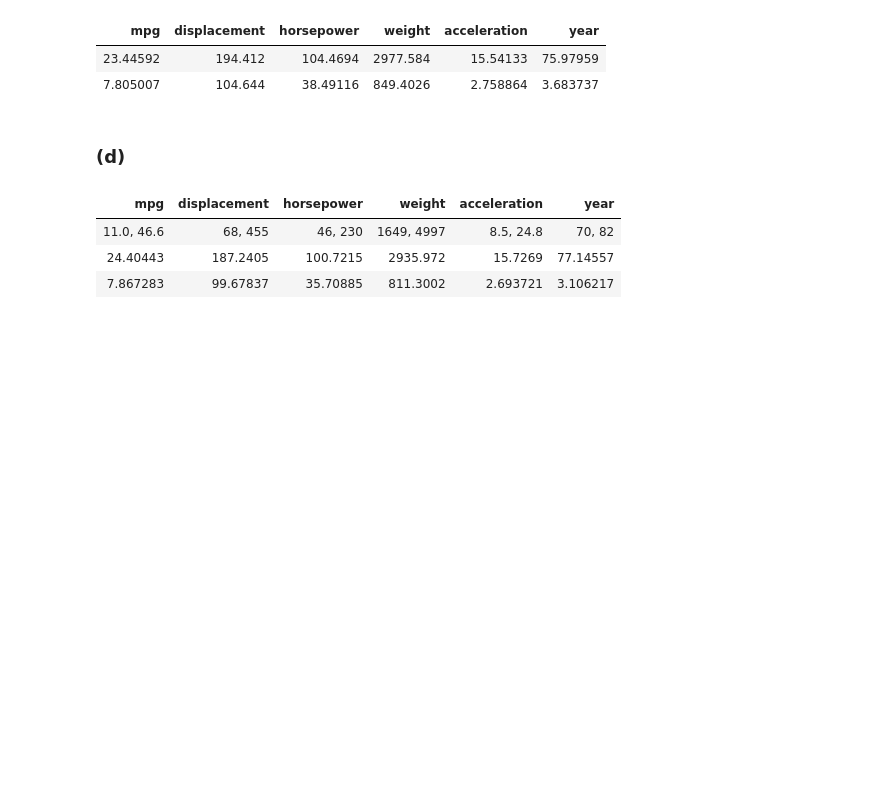
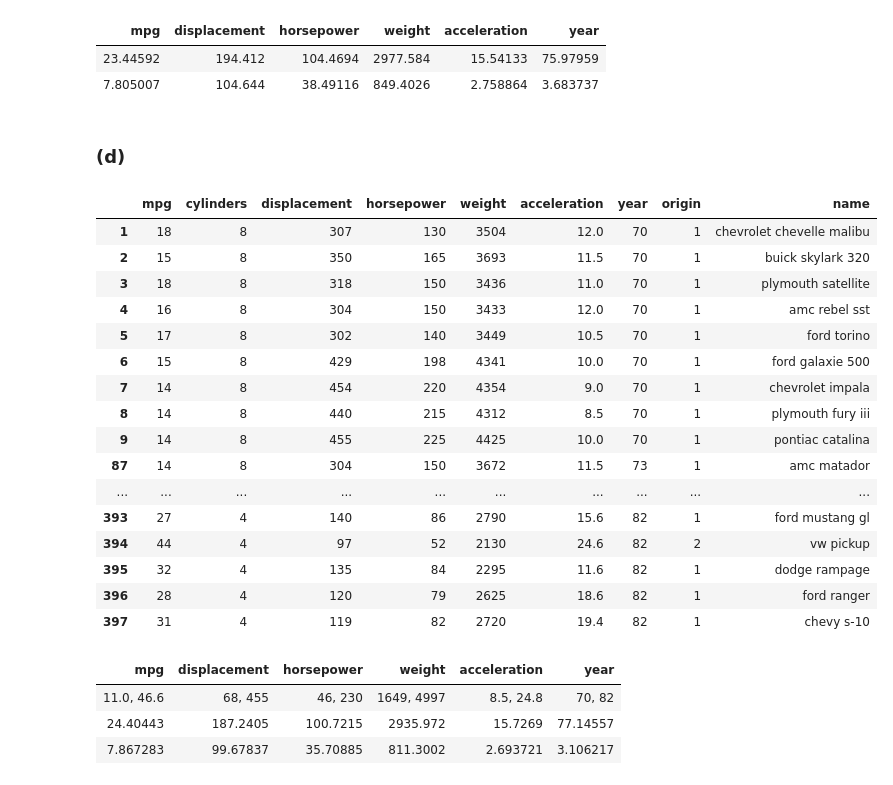
Before and after one commit to kushkamisha/intro-to-stats-learning, a Jupyter notebook: chapter-2/r.ipynb, the cells around one changed output. Drawn from its saved outputs; the diff is of its cells as text; code cells hidden in the pictures; blank space fills up the shorter version.

```diff
--- a/chapter-2/r.ipynb
+++ b/chapter-2/r.ipynb
@@ -207,6 +213,26 @@ sapply(
 ### (d)
 # %%
 Auto_reduced = Auto[-c(10:85),]
+# %%
+Auto_reduced
+# %% [output]
+|  | mpg | cylinders | displacement | horsepower | weight | acceleration | year | origin | name |
+| 1 | 18 | 8 | 307 | 130 | 3504 | 12.0 | 70 | 1 | chevrolet chevelle malibu |
+| 2 | 15 | 8 | 350 | 165 | 3693 | 11.5 | 70 | 1 | buick skylark 320 |
+| 3 | 18 | 8 | 318 | 150 | 3436 | 11.0 | 70 | 1 | plymouth satellite |
+| 4 | 16 | 8 | 304 | 150 | 3433 | 12.0 | 70 | 1 | amc rebel sst |
+| 5 | 17 | 8 | 302 | 140 | 3449 | 10.5 | 70 | 1 | ford torino |
+| 6 | 15 | 8 | 429 | 198 | 4341 | 10.0 | 70 | 1 | ford galaxie 500 |
+| 7 | 14 | 8 | 454 | 220 | 4354 | 9.0 | 70 | 1 | chevrolet impala |
+| 8 | 14 | 8 | 440 | 215 | 4312 | 8.5 | 70 | 1 | plymouth fury iii |
+| 9 | 14 | 8 | 455 | 225 | 4425 | 10.0 | 70 | 1 | pontiac catalina |
+| 87 | 14 | 8 | 304 | 150 | 3672 | 11.5 | 73 | 1 | amc matador |
+| ... | ... | ... | ... | ... | ... | ... | ... | ... | ... |
+| 393 | 27 | 4 | 140 | 86 | 2790 | 15.6 | 82 | 1 | ford mustang gl |
+| 394 | 44 | 4 | 97 | 52 | 2130 | 24.6 | 82 | 2 | vw pickup |
+| 395 | 32 | 4 | 135 | 84 | 2295 | 11.6 | 82 | 1 | dodge rampage |
+| 396 | 28 | 4 | 120 | 79 | 2625 | 18.6 | 82 | 1 | ford ranger |
+| 397 | 31 | 4 | 119 | 82 | 2720 | 19.4 | 82 | 1 | chevy s-10 |
 # %%
 sapply(
     Auto_reduced[c('mpg', 'displacement', 'horsepower', 'weight', 'acceleration', 'year')],
```
Also changed, not shown: parts of 2 cells of this notebook, 5 other files.
